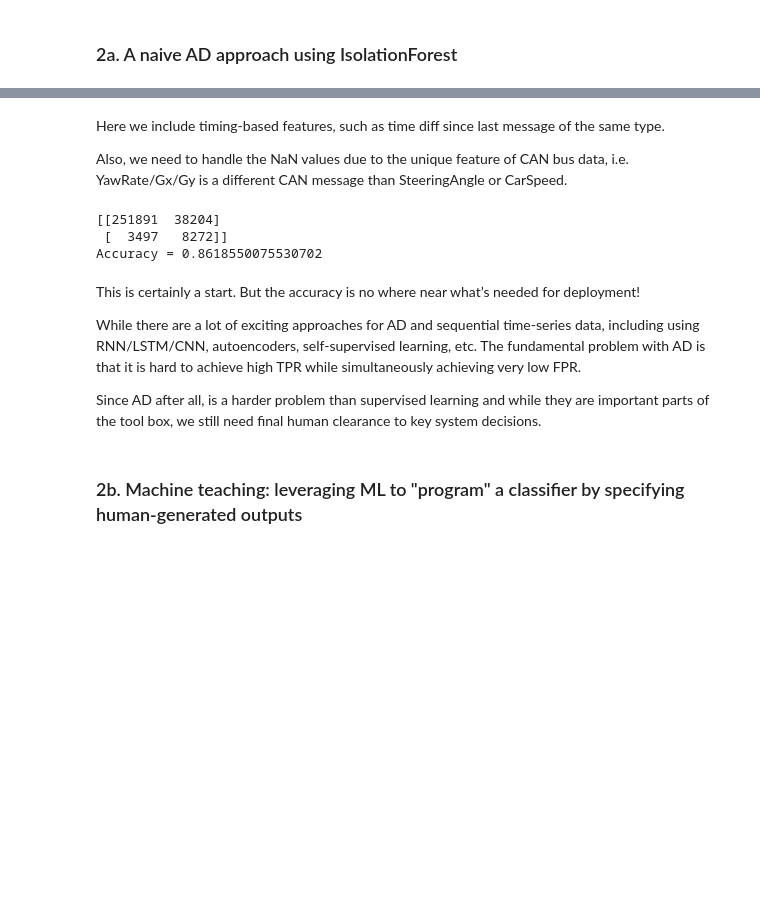
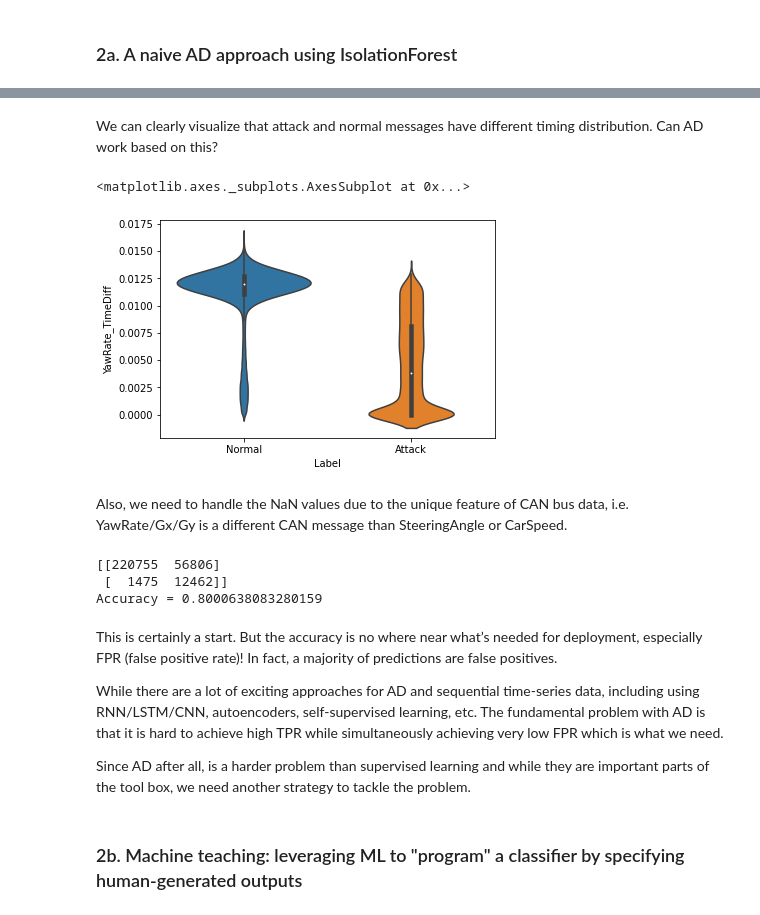
Before and after one commit to h1st-ai/h1st, a Jupyter notebook: examples/AutomotiveCybersecurity/notebooks/Monolithic AD & ML Approaches and Why They are Unsatisfactory.ipynb, the cells around one changed output, grey strips where cells are left out. Cells and saved outputs as stored; diff of their text form; code cells hidden in the pictures; blank space fills up the shorter version.

```diff
--- a/examples/AutomotiveCybersecurity/notebooks/Monolithic AD & ML Approaches and Why They are Unsatisfactory.ipynb
+++ b/examples/AutomotiveCybersecurity/notebooks/Monolithic AD & ML Approaches and Why They are Unsatisfactory.ipynb
@@ -29,5 +39,18 @@ df_train[df_train.AttackEventIndex==1]
+# %%
+SENSORS = ["SteeringAngle", "CarSpeed", "YawRate", "Gx", "Gy"]
+df_train_filled = df_train.copy()
+
+for s in SENSORS:
+    sensor_not_isna = df_train_filled[~df_train_filled[s].isna()]
+    df_train_filled["%s_TimeDiff" % s] = sensor_not_isna.Timestamp - sensor_not_isna.shift(1).Timestamp
+# %% [markdown]
+We can clearly visualize that attack and normal messages have different timing distribution. Can AD work based on this?
+# %%
+import seaborn
+seaborn.violinplot(data=df_train_filled, y="YawRate_TimeDiff", x="Label")
+# %% [output]
+<matplotlib.axes._subplots.AxesSubplot at 0x...>
+[figure, added]
 # %% [markdown]
-Here we include timing-based features, such as time diff since last message of the same type.
-
 Also, we need to handle the NaN values due to the unique feature of CAN bus data, i.e. YawRate/Gx/Gy is a different CAN message than SteeringAngle or CarSpeed.
 # %%
@@ -56,26 +84,21 @@ iforest = IsolationForest(n_estimators=500).fit(df_train_filled[FEATURES])
 # %%
-import numpy as np
-
-df_test = pd.read_parquet("s3://h1st-tutorial-autocyber/attack-samples/20181203_Driver1_Trip10-1.parquet")
-df_test_filled = compute_timediff_fillna(df_test)
-
-ypred = iforest.predict(dfb[FEATURES])
+ypred = iforest.predict(df_test_filled[FEATURES])
 
 ypred = pd.Series(np.maximum(-ypred, 0)) # iforest predict -1 vs 1, we need 0 vs 1
-cf = sklearn.metrics.confusion_matrix(dfb.Label == "Attack", ypred)
+cf = sklearn.metrics.confusion_matrix(df_test_filled.Label == "Attack", ypred)
 print(cf)
 
-print("Accuracy = %s " % sklearn.metrics.accuracy_score(dfb.Label =="Attack", ypred))
+print("Accuracy = %s " % sklearn.metrics.accuracy_score(df_test_filled.Label =="Attack", ypred))
 # %% [output]
-[[251891  38204]
- [  3497   8272]]
-Accuracy = 0.8618550075530702
+[[220755  56806]
+ [  1475  12462]]
+Accuracy = 0.8000638083280159
 # %% [markdown]
-This is certainly a start. But the accuracy is no where near what’s needed for deployment!
+This is certainly a start. But the accuracy is no where near what’s needed for deployment, especially FPR (false positive rate)! In fact, a majority of predictions are false positives.
 
-While there are a lot of exciting approaches for AD and sequential time-series data, including using RNN/LSTM/CNN, autoencoders, self-supervised learning, etc. The fundamental problem with AD is that it is hard to achieve high TPR while simultaneously achieving very low FPR.
+While there are a lot of exciting approaches for AD and sequential time-series data, including using RNN/LSTM/CNN, autoencoders, self-supervised learning, etc. The fundamental problem with AD is that it is hard to achieve high TPR while simultaneously achieving very low FPR which is what we need.
 
-Since AD after all, is a harder problem than supervised learning and while they are important parts of the tool box, we still need final human clearance to key system decisions.
+Since AD after all, is a harder problem than supervised learning and while they are important parts of the tool box, we need another strategy to tackle the problem.
 # %% [markdown]
 ### 2b. Machine teaching: leveraging ML to "program" a classifier by specifying human-generated outputs
 # %% [markdown]
```
Also changed, not shown: parts of 9 cells of this notebook, 5 other files.
